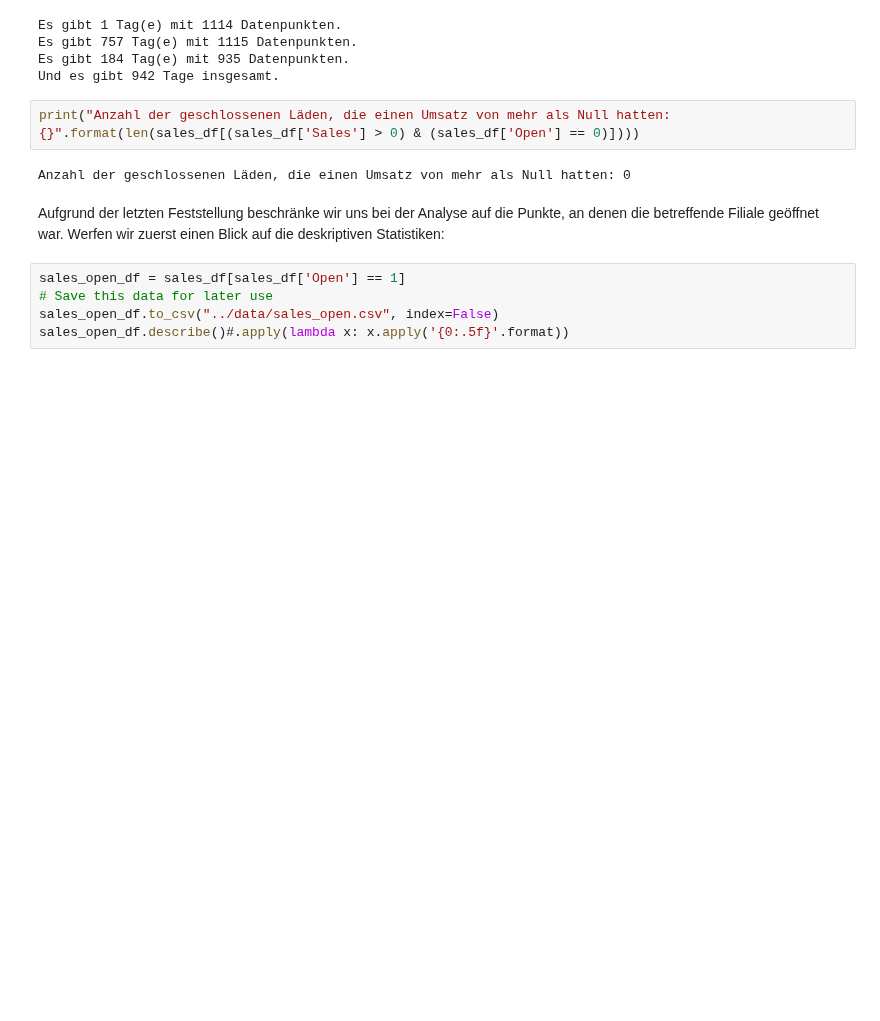
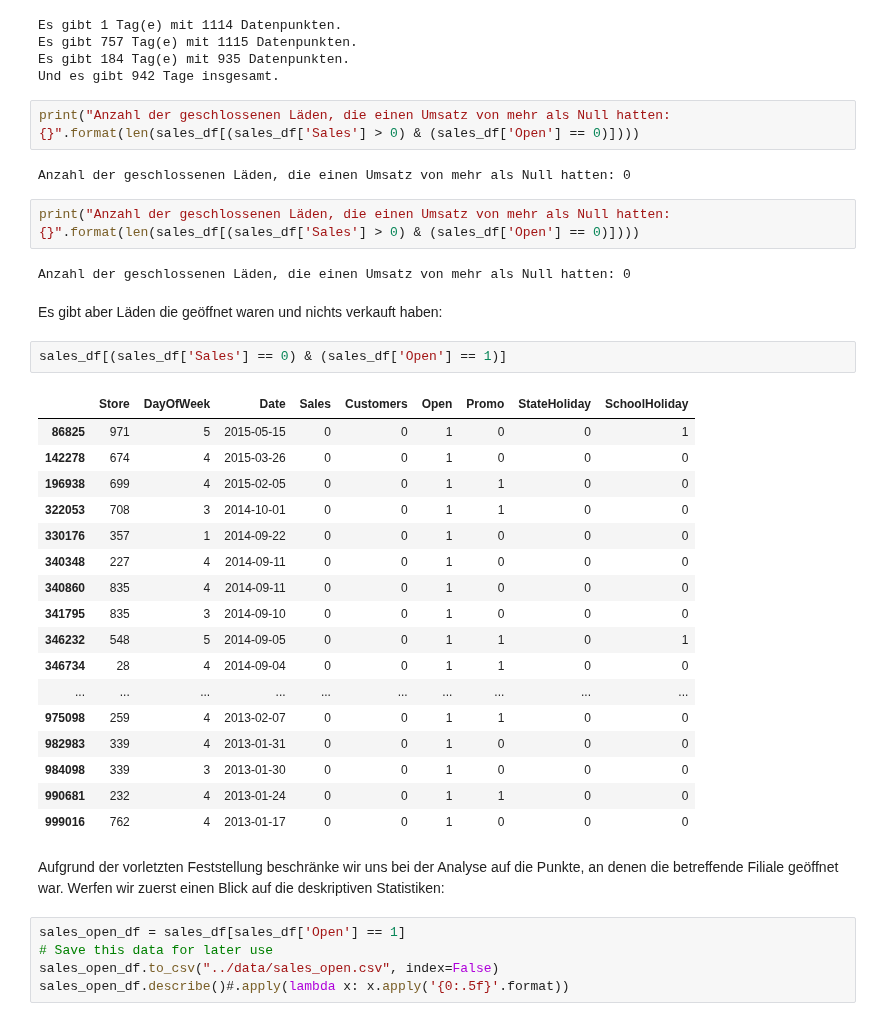
Before and after one commit to xaviermondragon/rossmann, a Jupyter notebook: notebooks/sales_eda.ipynb, the cells around one changed output. Cells and saved outputs as stored; diff of their text form; blank space fills up the shorter version.

```diff
--- a/notebooks/sales_eda.ipynb
+++ b/notebooks/sales_eda.ipynb
@@ -81,8 +81,34 @@ Und es gibt 942 Tage insgesamt.
 print("Anzahl der geschlossenen Läden, die einen Umsatz von mehr als Null hatten: {}".format(len(sales_df[(sales_df['Sales'] > 0) & (sales_df['Open'] == 0)])))
 # %% [output]
 Anzahl der geschlossenen Läden, die einen Umsatz von mehr als Null hatten: 0
+# %%
+print("Anzahl der geschlossenen Läden, die einen Umsatz von mehr als Null hatten: {}".format(len(sales_df[(sales_df['Sales'] > 0) & (sales_df['Open'] == 0)])))
+# %% [output]
+Anzahl der geschlossenen Läden, die einen Umsatz von mehr als Null hatten: 0
+# %% [markdown]
+Es gibt aber Läden die geöffnet waren und nichts verkauft haben:
+# %%
+sales_df[(sales_df['Sales'] == 0) & (sales_df['Open'] == 1)]
+# %% [output]
+|  | Store | DayOfWeek | Date | Sales | Customers | Open | Promo | StateHoliday | SchoolHoliday |
+| 86825 | 971 | 5 | 2015-05-15 | 0 | 0 | 1 | 0 | 0 | 1 |
+| 142278 | 674 | 4 | 2015-03-26 | 0 | 0 | 1 | 0 | 0 | 0 |
+| 196938 | 699 | 4 | 2015-02-05 | 0 | 0 | 1 | 1 | 0 | 0 |
+| 322053 | 708 | 3 | 2014-10-01 | 0 | 0 | 1 | 1 | 0 | 0 |
+| 330176 | 357 | 1 | 2014-09-22 | 0 | 0 | 1 | 0 | 0 | 0 |
+| 340348 | 227 | 4 | 2014-09-11 | 0 | 0 | 1 | 0 | 0 | 0 |
+| 340860 | 835 | 4 | 2014-09-11 | 0 | 0 | 1 | 0 | 0 | 0 |
+| 341795 | 835 | 3 | 2014-09-10 | 0 | 0 | 1 | 0 | 0 | 0 |
+| 346232 | 548 | 5 | 2014-09-05 | 0 | 0 | 1 | 1 | 0 | 1 |
+| 346734 | 28 | 4 | 2014-09-04 | 0 | 0 | 1 | 1 | 0 | 0 |
+| ... | ... | ... | ... | ... | ... | ... | ... | ... | ... |
+| 975098 | 259 | 4 | 2013-02-07 | 0 | 0 | 1 | 1 | 0 | 0 |
+| 982983 | 339 | 4 | 2013-01-31 | 0 | 0 | 1 | 0 | 0 | 0 |
+| 984098 | 339 | 3 | 2013-01-30 | 0 | 0 | 1 | 0 | 0 | 0 |
+| 990681 | 232 | 4 | 2013-01-24 | 0 | 0 | 1 | 1 | 0 | 0 |
+| 999016 | 762 | 4 | 2013-01-17 | 0 | 0 | 1 | 0 | 0 | 0 |
 # %% [markdown]
-Aufgrund der letzten Feststellung beschränke wir uns bei der Analyse auf die Punkte, an denen die betreffende Filiale geöffnet war. Werfen wir zuerst einen Blick auf die deskriptiven Statistiken:
+Aufgrund der vorletzten Feststellung beschränke wir uns bei der Analyse auf die Punkte, an denen die betreffende Filiale geöffnet war. Werfen wir zuerst einen Blick auf die deskriptiven Statistiken:
 # %%
 sales_open_df = sales_df[sales_df['Open'] == 1]
 # Save this data for later use
```
Also changed, not shown: 1 other file.
